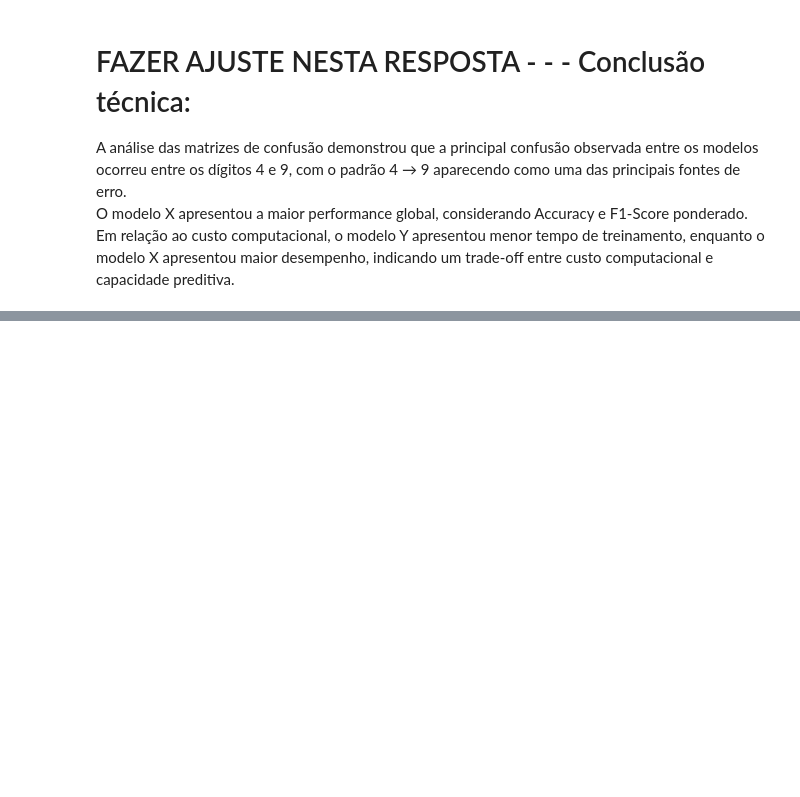
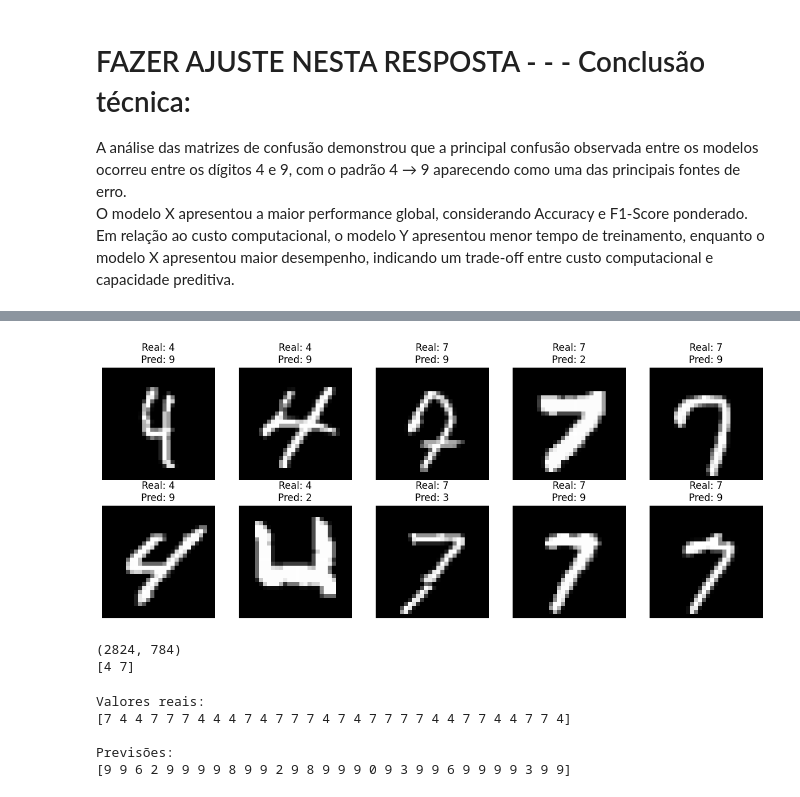
Before and after one commit to rafadebem1-cpu/Analise_preditiva_digitos_manuscritos, a Jupyter notebook: mproj_mod2.ipynb, the cells around one changed output, grey strips where cells are left out. Drawn from its saved outputs; the diff is of its cells as text; code cells hidden in the pictures; blank space fills up the shorter version.

```diff
--- a/mproj_mod2.ipynb
+++ b/mproj_mod2.ipynb
@@ -1088,0 +1162,8 @@ taxas_mlp = taxa_erro_por_classe(cm_mlp)
+# %%
+# 1. Primeiro passo — definir as classes ocultadas
+
+# Classes que serão completamente removidas do treinamento e treinar o modelo sem que ele jamais veja essas classes.
+
+classes_ocultadas = [4, 7]
+
+print("Classes ocultadas:", classes_ocultadas)
@@ -1088,0 +1296,10 @@ taxas_mlp = taxa_erro_por_classe(cm_mlp)
+# %%
+
+# Fase 5.2 — OOD, onde vamos pegar exclusivamente os dígitos 4 e 7, que o modelo nunca viu, e descobrir o que ele faz quando é obrigado a classificá-los
+
+# 1. Criar o conjunto OOD
+
+mascara_ood = pd.Series(y_test).isin(classes_ocultadas)
+
+X_ood = X_test[mascara_ood]
+y_ood = y_test[mascara_ood]
@@ -1088,0 +1463,32 @@ taxas_mlp = taxa_erro_por_classe(cm_mlp)
+# %%
+# 9. visualizar algumas imagens OOD
+
+
+indices = np.random.choice(
+    len(X_ood),
+    size=10,
+    replace=False
+)
+
+plt.figure(figsize=(12, 5))
+
+for i, indice in enumerate(indices):
+
+    plt.subplot(2, 5, i + 1)
+
+    plt.imshow(
+        X_ood[indice].reshape(28, 28),
+        cmap="gray"
+    )
+
+    plt.title(
+        f"Real: {y_ood[indice]}\n"
+        f"Pred: {y_pred_ood[indice]}"
+    )
+
+    plt.axis("off")
+
+plt.tight_layout()
+plt.show()
+# %% [output]
+[figure, added]
@@ -1088,0 +1500,20 @@ taxas_mlp = taxa_erro_por_classe(cm_mlp)
+# %%
+print(X_ood.shape)
+print(np.unique(y_ood))
+# %% [output]
+(2824, 784)
+[4 7]
+# %%
+y_pred_ood = modelo_svm_masked.predict(X_ood)
+
+print("Valores reais:")
+print(y_ood[:30])
+
+print("\nPrevisões:")
+print(y_pred_ood[:30])
+# %% [output]
+Valores reais:
+[7 4 4 7 7 7 4 4 4 7 4 7 7 7 4 7 4 7 7 7 7 4 4 7 7 4 4 7 7 4]
+
+Previsões:
+[9 9 6 2 9 9 9 9 8 9 9 2 9 8 9 9 9 0 9 3 9 9 6 9 9 9 9 3 9 9]
```
Also changed, not shown: parts of 41 cells of this notebook.
